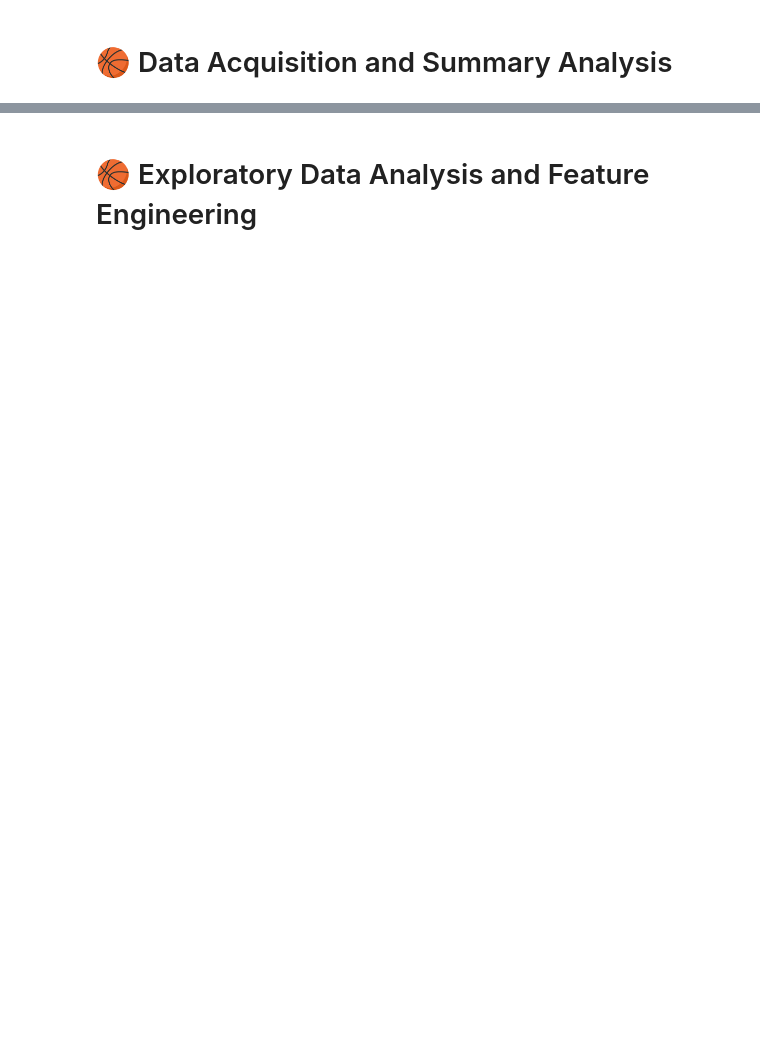
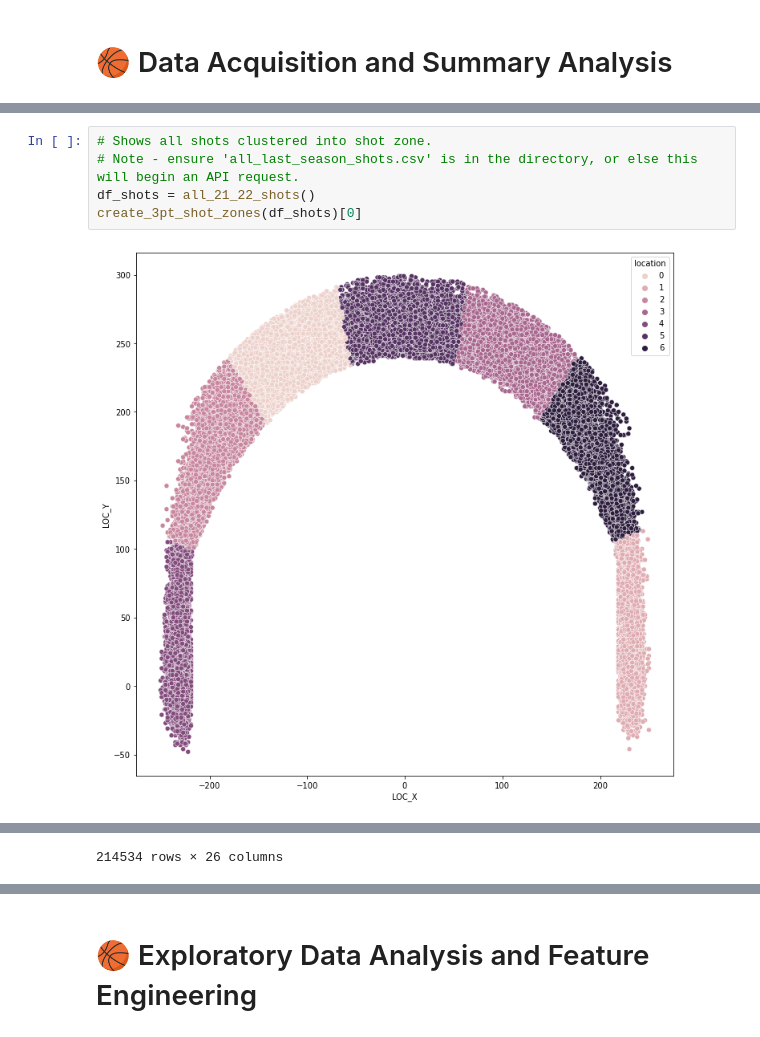
Before and after one commit to Eyring-Miller-Muriithi-capstone/shot-caller-for-ballers, a Jupyter notebook: Notebooks/Ryan/Take_the_Shot_or_Not_Final.ipynb, the cells around one changed output, grey strips where cells are left out. Saved outputs shown, nothing was run; the diff lists cells and outputs as text; blank space fills up the shorter version.

```diff
--- a/Notebooks/Ryan/Take_the_Shot_or_Not_Final.ipynb
+++ b/Notebooks/Ryan/Take_the_Shot_or_Not_Final.ipynb
@@ -104,0 +138,7 @@ pd.set_option('display.max_columns', None)
+# %%
+# Shows all shots clustered into shot zone.
+# Note - ensure 'all_last_season_shots.csv' is in the directory, or else this will begin an API request.
+df_shots = all_21_22_shots()
+create_3pt_shot_zones(df_shots)[0]
+# %% [output]
+[figure, added]
@@ -104,0 +157 @@ pd.set_option('display.max_columns', None)
+214534 rows × 26 columns
```
Also changed, not shown: parts of 86 cells of this notebook.
